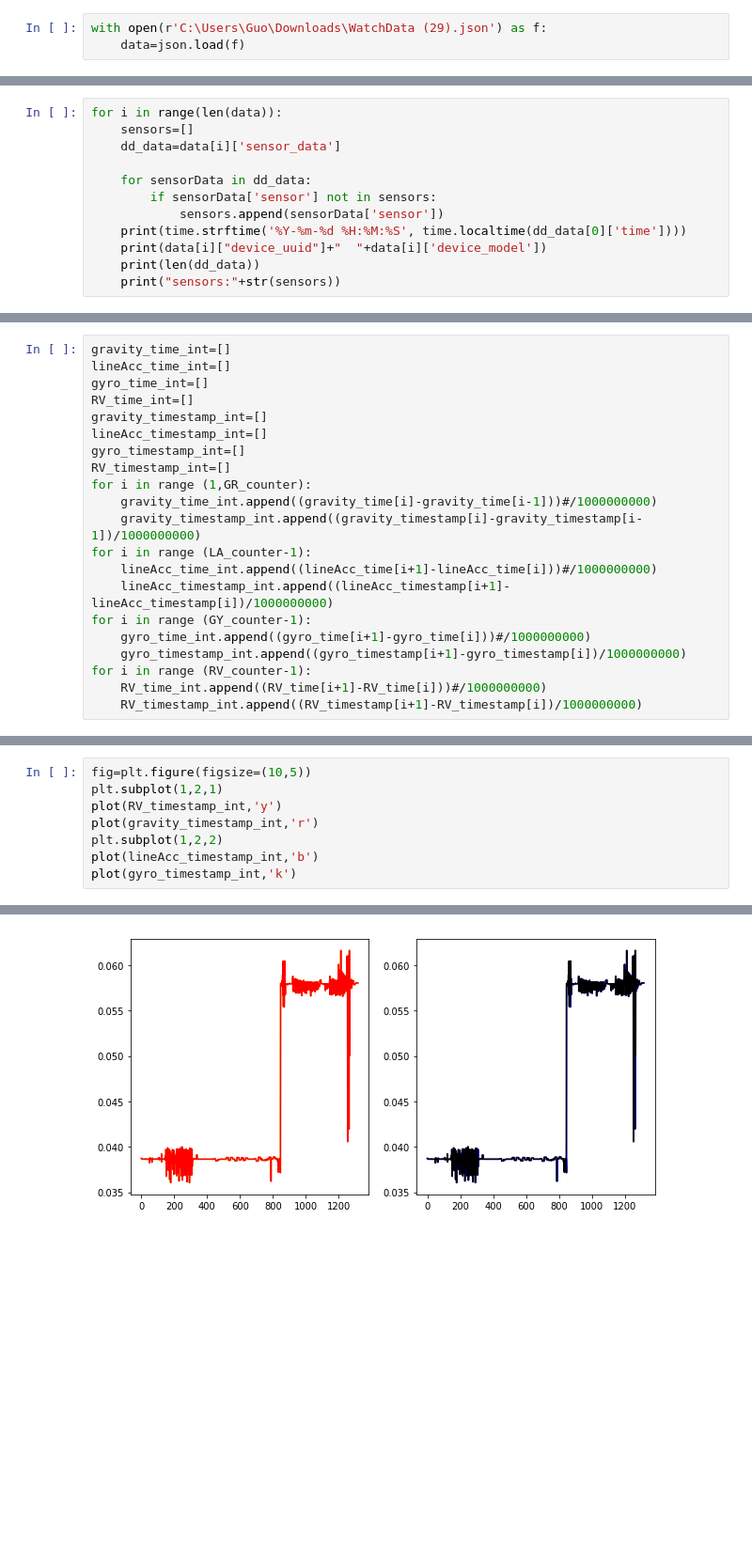
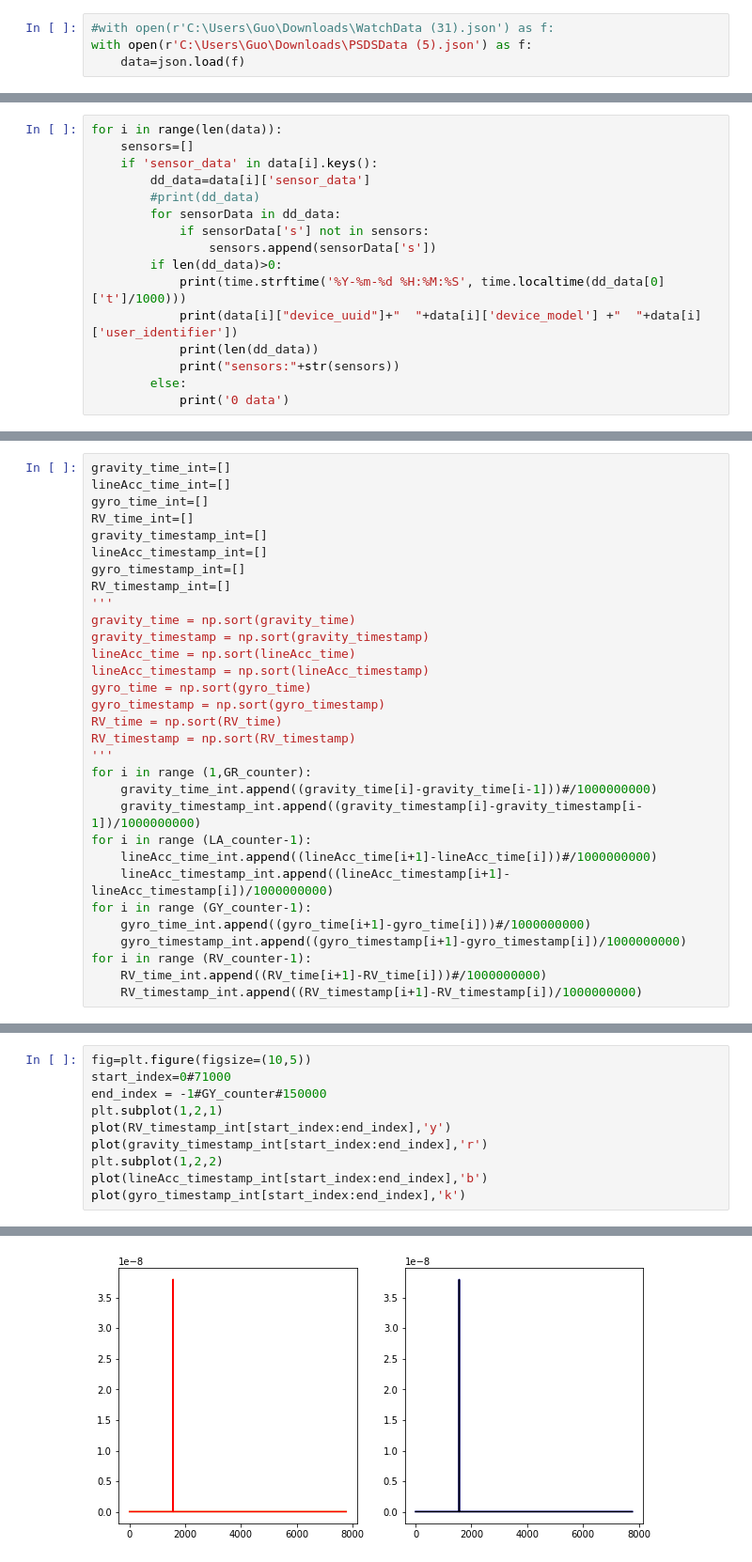
Before and after one commit to Max-Mobility/Human-Activity-Recognition, a Jupyter notebook: raw_data_checking.ipynb, the cells around one changed output, grey strips where cells are left out. Shown at 94% size. Cells and saved outputs as stored; diff of their text form; blank space fills up the shorter version.

Commit message:
updated raw data checking

```diff
--- a/raw_data_checking.ipynb
+++ b/raw_data_checking.ipynb
@@ -6,5 +7,6 @@ import time
 # %%
-with open(r'C:\Users\Guo\Downloads\WatchData (29).json') as f:
+#with open(r'C:\Users\Guo\Downloads\WatchData (31).json') as f:
+with open(r'C:\Users\Guo\Downloads\PSDSData (5).json') as f:
     data=json.load(f)
 # %%
 len(data)
@@ -17,13 +63,17 @@ for i in range(len(data)):
 # %%
 for i in range(len(data)):
     sensors=[]
-    dd_data=data[i]['sensor_data']
-
-    for sensorData in dd_data:
-        if sensorData['sensor'] not in sensors:
-            sensors.append(sensorData['sensor'])
-    print(time.strftime('%Y-%m-%d %H:%M:%S', time.localtime(dd_data[0]['time'])))
-    print(data[i]["device_uuid"]+"  "+data[i]['device_model'])
-    print(len(dd_data))
-    print("sensors:"+str(sensors))
+    if 'sensor_data' in data[i].keys():
+        dd_data=data[i]['sensor_data']
+        #print(dd_data)
+        for sensorData in dd_data:
+            if sensorData['s'] not in sensors:
+                sensors.append(sensorData['s'])
+        if len(dd_data)>0:
+            print(time.strftime('%Y-%m-%d %H:%M:%S', time.localtime(dd_data[0]['t']/1000)))
+            print(data[i]["device_uuid"]+"  "+data[i]['device_model'] +"  "+data[i]['user_identifier'])
+            print(len(dd_data))
+            print("sensors:"+str(sensors))
+        else:
+            print('0 data')
 # %% [output]
@@ -114,6 +168,16 @@ gravity_timestamp_int=[]
 lineAcc_timestamp_int=[]
 gyro_timestamp_int=[]
 RV_timestamp_int=[]
+'''
+gravity_time = np.sort(gravity_time)
+gravity_timestamp = np.sort(gravity_timestamp)
+lineAcc_time = np.sort(lineAcc_time)
+lineAcc_timestamp = np.sort(lineAcc_timestamp)
+gyro_time = np.sort(gyro_time)
+gyro_timestamp = np.sort(gyro_timestamp)
+RV_time = np.sort(RV_time)
+RV_timestamp = np.sort(RV_timestamp)
+'''
 for i in range (1,GR_counter):
     gravity_time_int.append((gravity_time[i]-gravity_time[i-1]))#/1000000000)
     gravity_timestamp_int.append((gravity_timestamp[i]-gravity_timestamp[i-1])/1000000000)
@@ -158,11 +222,13 @@ plot(gyro_time_int,'k')
 # %%
 fig=plt.figure(figsize=(10,5))
+start_index=0#71000
+end_index = -1#GY_counter#150000
 plt.subplot(1,2,1)
-plot(RV_timestamp_int,'y')
-plot(gravity_timestamp_int,'r')
+plot(RV_timestamp_int[start_index:end_index],'y')
+plot(gravity_timestamp_int[start_index:end_index],'r')
 plt.subplot(1,2,2)
-plot(lineAcc_timestamp_int,'b')
-plot(gyro_timestamp_int,'k')
+plot(lineAcc_timestamp_int[start_index:end_index],'b')
+plot(gyro_timestamp_int[start_index:end_index],'k')
 # %% [output]
 [<matplotlib.lines.Line2D at 0x...>]
-[figure, old version]
+[figure, new version]
```
Also changed, not shown: parts of 13 cells of this notebook.
